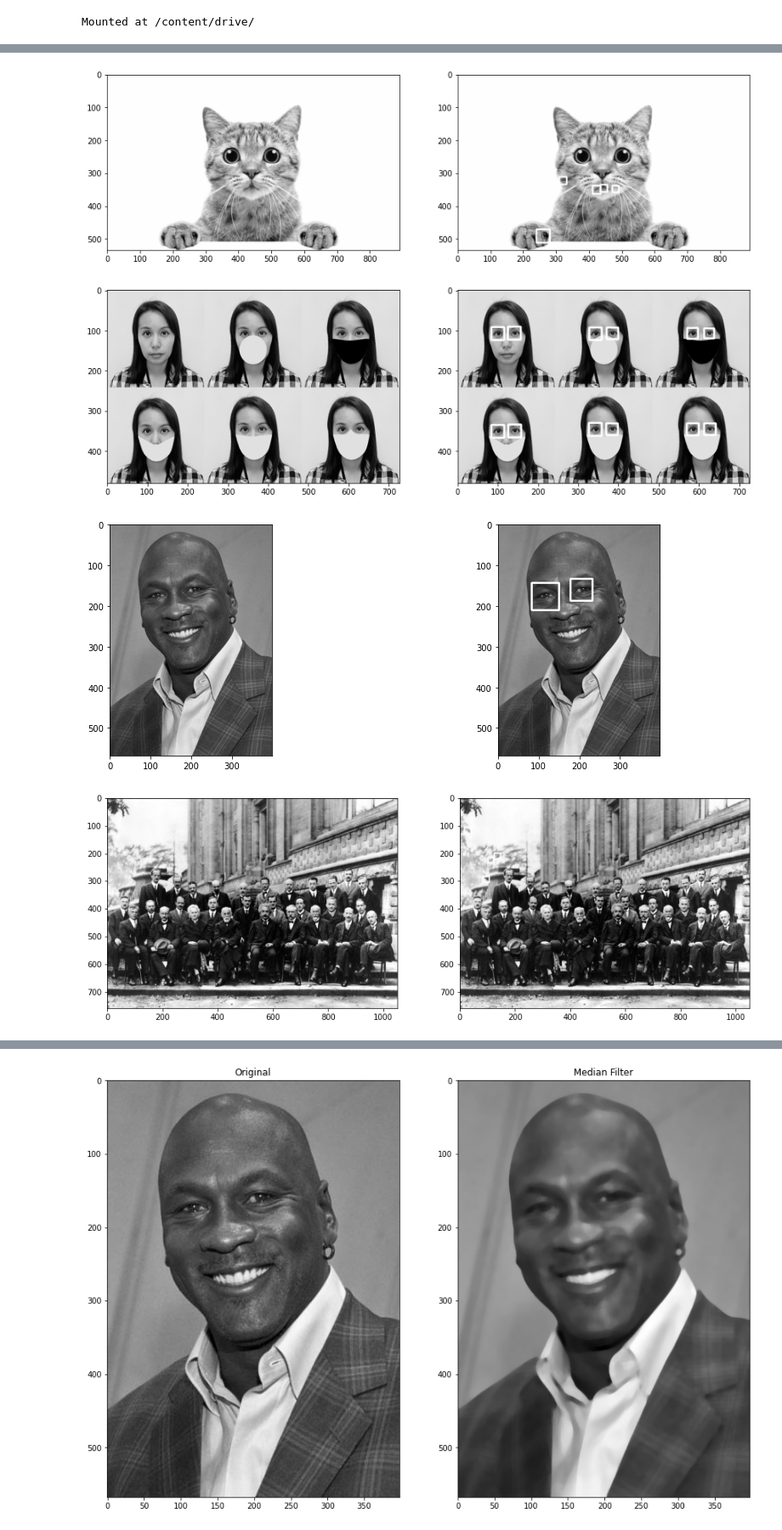
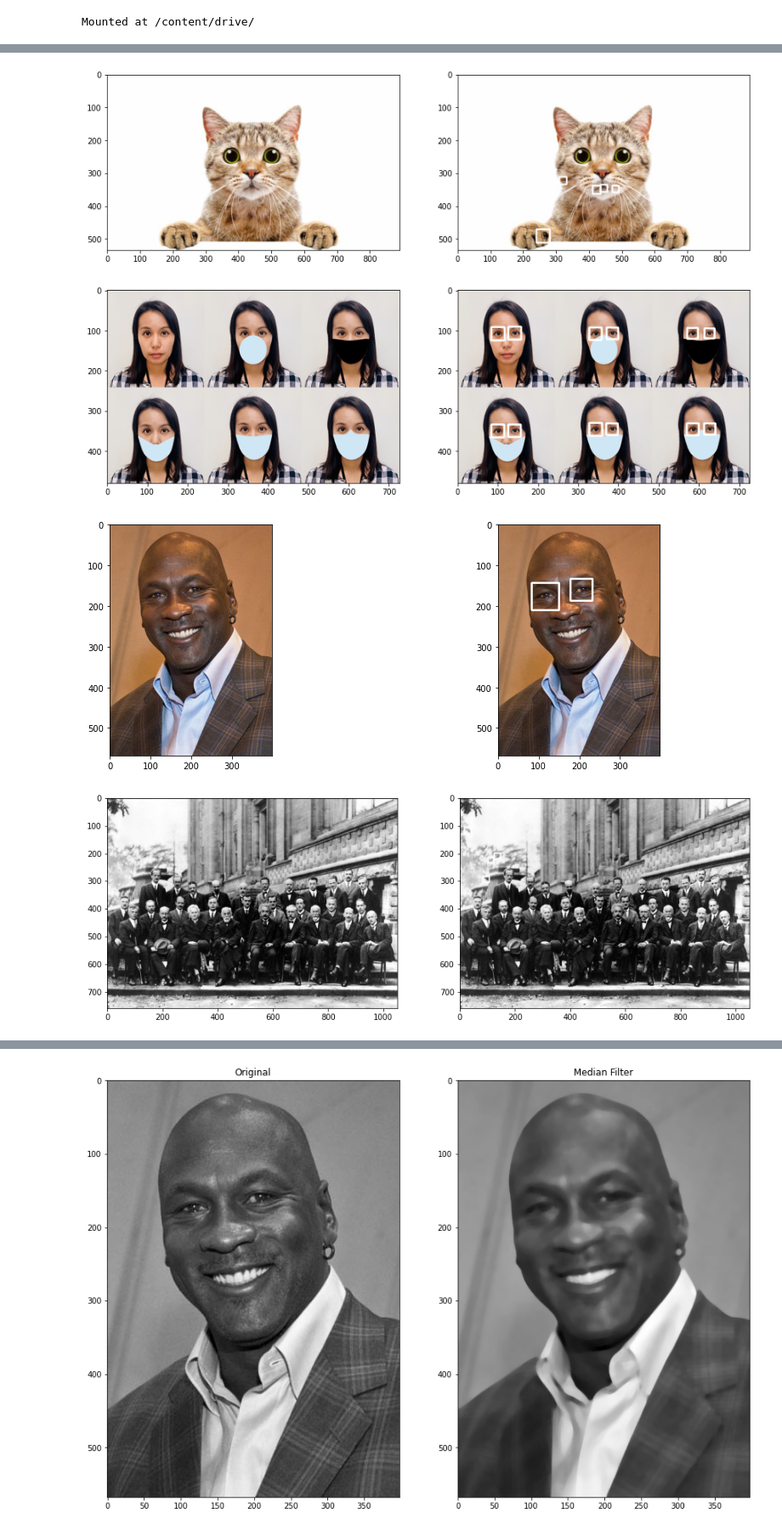
Before and after one commit to ahmadalwi425/PCVK_Genap_2022, a Jupyter notebook: week12.ipynb, the cells around one changed output, grey strips where cells are left out. Shown at 85% size. Drawn from its saved outputs; the diff is of its cells as text; code cells hidden in the pictures.

```diff
--- a/week12.ipynb
+++ b/week12.ipynb
@@ -20,8 +20,8 @@ data = ['/content/drive/MyDrive/kampus/PCVK/facedet/jokowi.jpg',
         '/content/drive/MyDrive/kampus/PCVK/facedet/solvayconf.jpg'
         ]
 for i in data:
-  image = cv.imread(i,0)
-  image_ori = cv.imread(i,0)
+  image = cv.imread(i)
+  image_ori = cv.imread(i)
   roi_wajah = cascade_wajah.detectMultiScale(image)
   for(x,y,w,h) in roi_wajah:
     cv.rectangle(image,(x,y),(x+w,y+h),(255,255,255),3)
@@ -44,8 +44,8 @@ data = [
         '/content/drive/MyDrive/kampus/PCVK/facedet/kucing.jpg',
         ]
 for i in data:
-  image = cv.imread(i,0)
-  image_ori = cv.imread(i,0)
+  image = cv.imread(i)
+  image_ori = cv.imread(i)
   roi_wajah = cascade_wajah.detectMultiScale(image)
   for(x,y,w,h) in roi_wajah:
     cv.rectangle(image,(x,y),(x+w,y+h),(255,255,255),3)
@@ -67,8 +67,8 @@ data = ['/content/drive/MyDrive/kampus/PCVK/facedet/jokowi.jpg',
         '/content/drive/MyDrive/kampus/PCVK/facedet/solvayconf.jpg'
         ]
 for i in data:
-  image = cv.imread(i,0)
-  image_ori = cv.imread(i,0)
+  image = cv.imread(i)
+  image_ori = cv.imread(i)
   roi_wajah = cascade_wajah.detectMultiScale(image)
   for(x,y,w,h) in roi_wajah:
     cv.rectangle(image,(x,y),(x+w,y+h),(255,255,255),3)
@@ -83,7 +83,7 @@ for i in data:
 [figure]
-[figure, old version]
+[figure, new version]
-[figure, old version]
+[figure, new version]
-[figure, old version]
+[figure, new version]
 [figure]
 # %%
 # import dependencies
```
Also changed, not shown: parts of 3 cells of this notebook.
